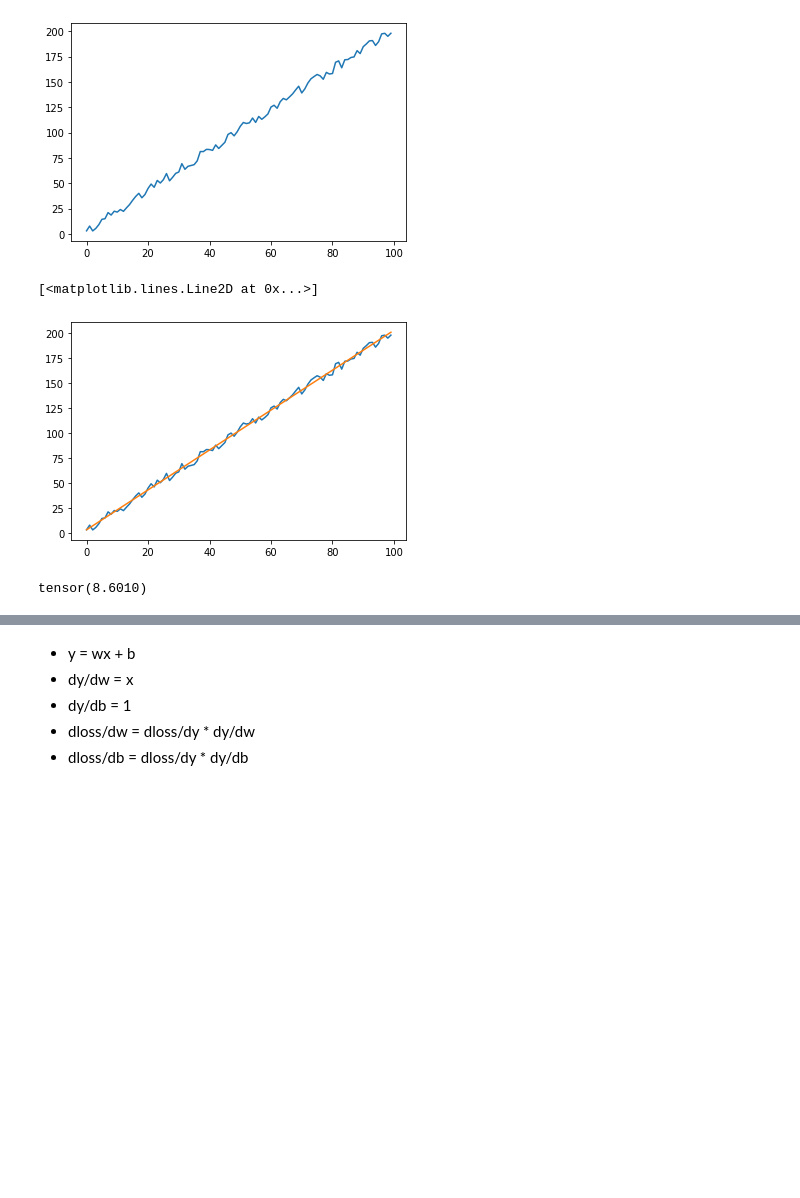
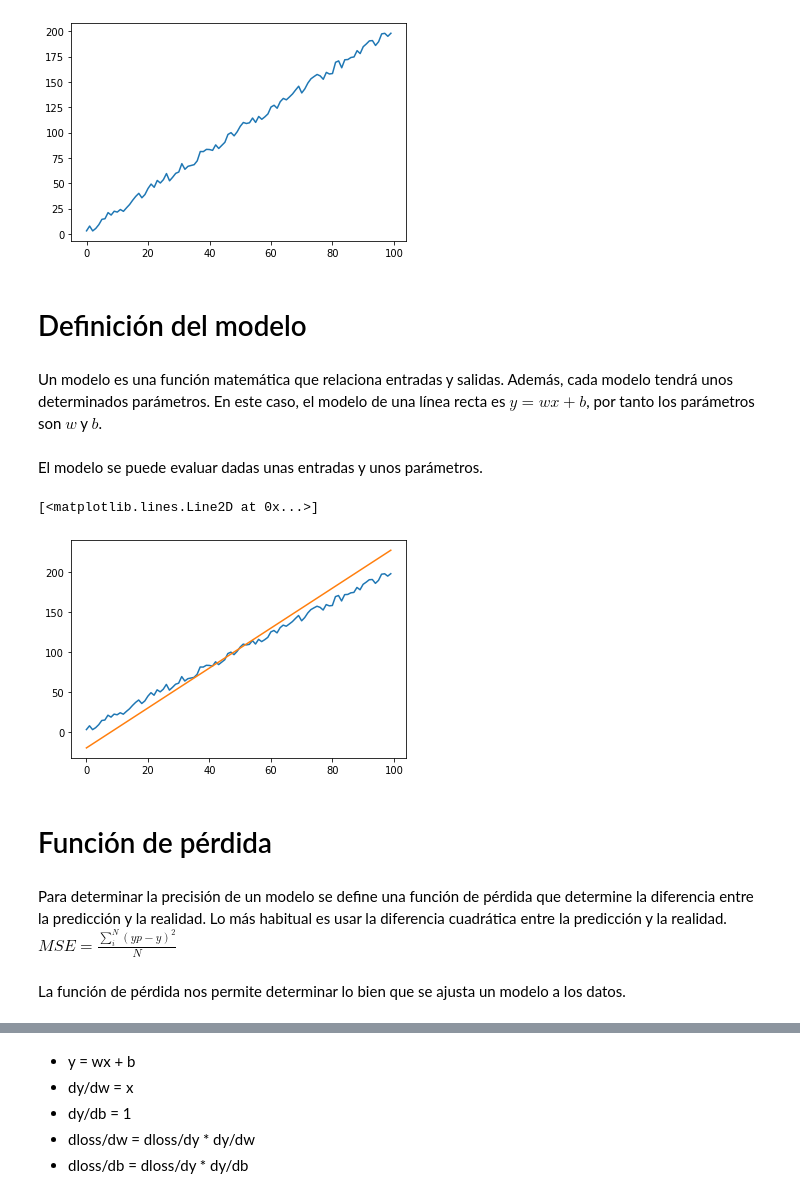
Before and after one commit to rusamentiaga/pytorch-test, a Jupyter notebook: 2_learning.ipynb, the cells around one changed output, grey strips where cells are left out. Drawn from its saved outputs; the diff is of its cells as text; code cells hidden in the pictures; blank space fills up the shorter version.

```diff
--- a/2_learning.ipynb
+++ b/2_learning.ipynb
@@ -24,22 +34,30 @@ plt.plot(x,y)
 # %% [output]
 [<matplotlib.lines.Line2D at 0x...>]
 [figure]
+# %% [markdown]
+# Definición del modelo
+# %% [markdown]
+Un modelo es una función matemática que relaciona entradas y salidas. Además, cada modelo tendrá unos determinados parámetros. En este caso, el modelo de una línea recta es $y = wx + b$, por tanto los parámetros son $w$ y $b$.
 # %%
 def model(x, w, b):
   return w * x + b
+# %% [markdown]
+El modelo se puede evaluar dadas unas entradas y unos parámetros.
 # %%
 plt.plot(x,y)
 
-yp = model(x, W, B)
+yp = model(x, 2.5, -20)
 plt.plot(x,yp)
 # %% [output]
 [<matplotlib.lines.Line2D at 0x...>]
-[figure, old version]
+[figure, new version]
+# %% [markdown]
+# Función de pérdida
+# %% [markdown]
+Para determinar la precisión de un modelo se define una función de pérdida que determine la diferencia entre la predicción y la realidad. Lo más habitual es usar la diferencia cuadrática entre la predicción y la realidad. $MSE = \frac{\sum_i^N{(yp-y)^2}}{N}$
 # %%
 def loss_fn(yp, y):
   squared_diffs = (yp - y)**2
   return squared_diffs.mean()
-# %%
-loss_fn(yp, y)
-# %% [output]
-tensor(8.6010)
+# %% [markdown]
+La función de pérdida nos permite determinar lo bien que se ajusta un modelo a los datos.
```
Also changed, not shown: parts of 12 cells of this notebook.
